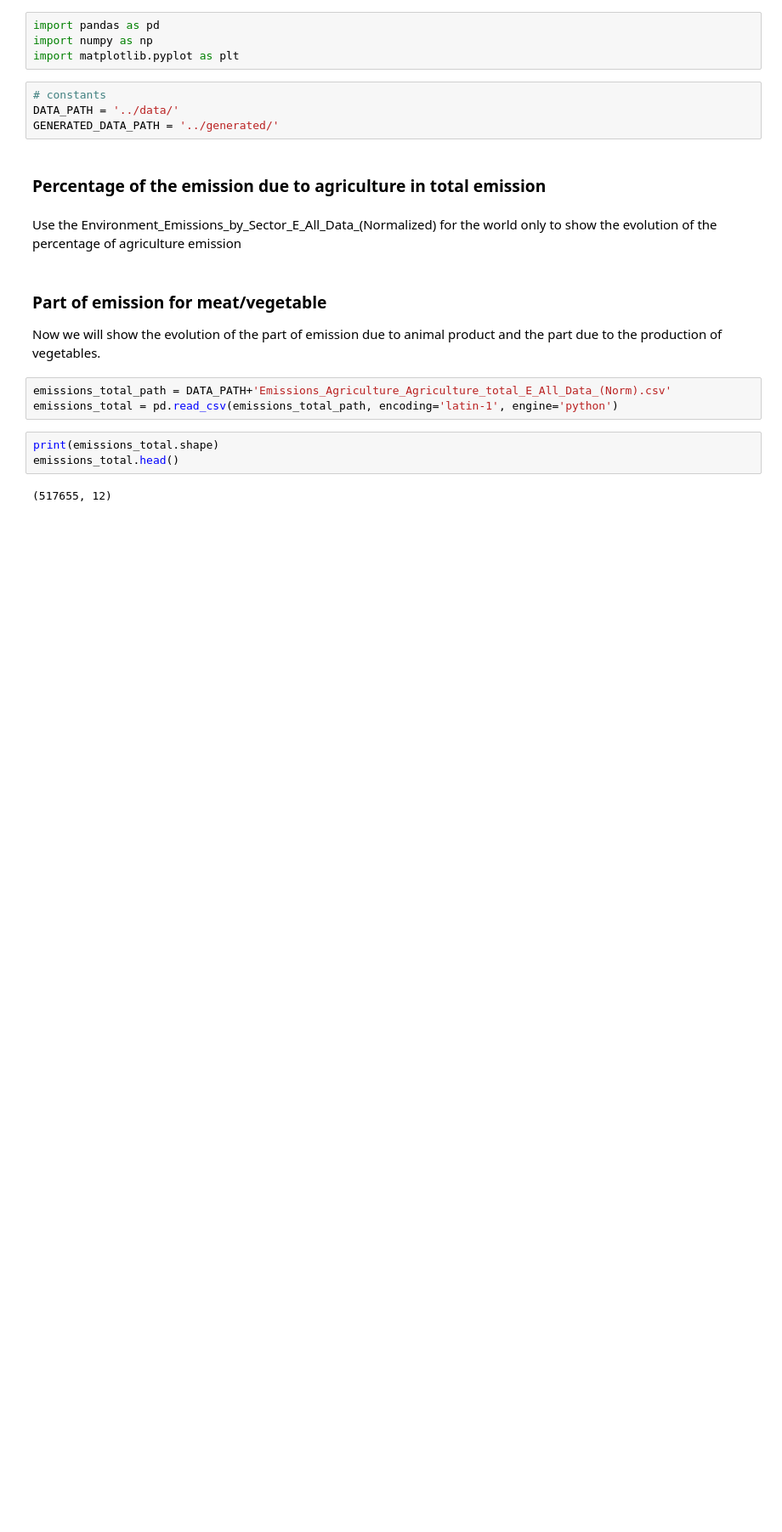
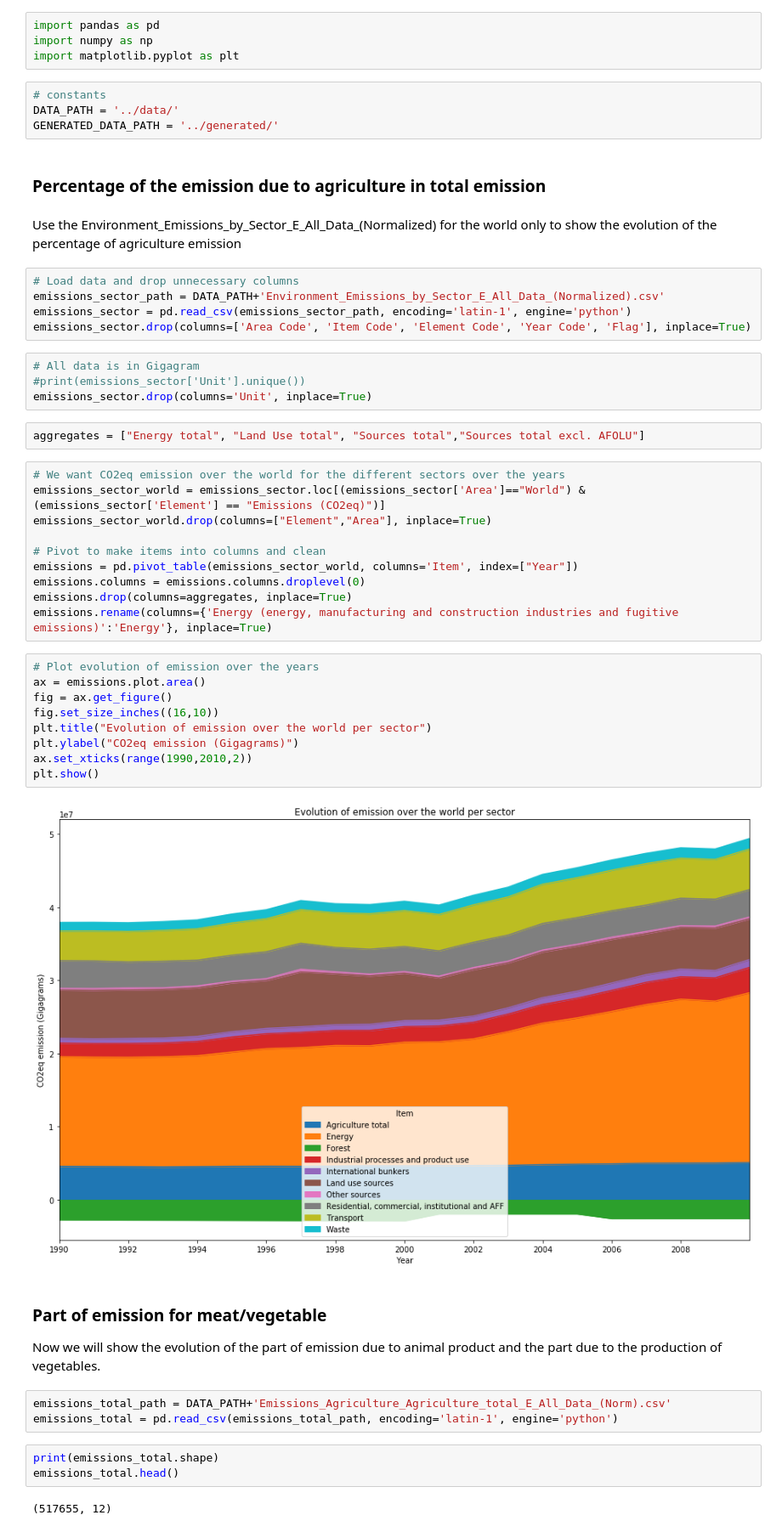
Before and after one commit to Lambo97/ADAProject, a Jupyter notebook: src/Milestone2.ipynb, the cells around one changed output. Shown at 85% size. Drawn from its saved outputs; the diff is of its cells as text; blank space fills up the shorter version.

Commit message:
Area plot of evolution of emission over the world

```diff
--- a/src/Milestone2.ipynb
+++ b/src/Milestone2.ipynb
@@ -25,6 +25,38 @@ GENERATED_DATA_PATH = '../generated/'
 ### Percentage of the emission due to agriculture in total emission
 # %% [markdown]
 Use the Environment_Emissions_by_Sector_E_All_Data_(Normalized) for the world only to show the evolution of the percentage of agriculture emission
+# %%
+# Load data and drop unnecessary columns
+emissions_sector_path = DATA_PATH+'Environment_Emissions_by_Sector_E_All_Data_(Normalized).csv'
+emissions_sector = pd.read_csv(emissions_sector_path, encoding='latin-1', engine='python')
+emissions_sector.drop(columns=['Area Code', 'Item Code', 'Element Code', 'Year Code', 'Flag'], inplace=True)
+# %%
+# All data is in Gigagram
+#print(emissions_sector['Unit'].unique())
+emissions_sector.drop(columns='Unit', inplace=True)
+# %%
+aggregates = ["Energy total", "Land Use total", "Sources total","Sources total excl. AFOLU"]
+# %%
+# We want CO2eq emission over the world for the different sectors over the years
+emissions_sector_world = emissions_sector.loc[(emissions_sector['Area']=="World") & (emissions_sector['Element'] == "Emissions (CO2eq)")]
+emissions_sector_world.drop(columns=["Element","Area"], inplace=True)
+
+# Pivot to make items into columns and clean
+emissions = pd.pivot_table(emissions_sector_world, columns='Item', index=["Year"])
+emissions.columns = emissions.columns.droplevel(0)
+emissions.drop(columns=aggregates, inplace=True)
+emissions.rename(columns={'Energy (energy, manufacturing and construction industries and fugitive emissions)':'Energy'}, inplace=True)
+# %%
+# Plot evolution of emission over the years
+ax = emissions.plot.area()
+fig = ax.get_figure()
+fig.set_size_inches((16,10))
+plt.title("Evolution of emission over the world per sector")
+plt.ylabel("CO2eq emission (Gigagrams)")
+ax.set_xticks(range(1990,2010,2))
+plt.show()
+# %% [output]
+[figure, added]
 # %% [markdown]
 ### Part of emission for meat/vegetable
 Now we will show the evolution of the part of emission due to animal product and the part due to the production of vegetables.
```
Also changed, not shown: parts of 5 cells of this notebook.
